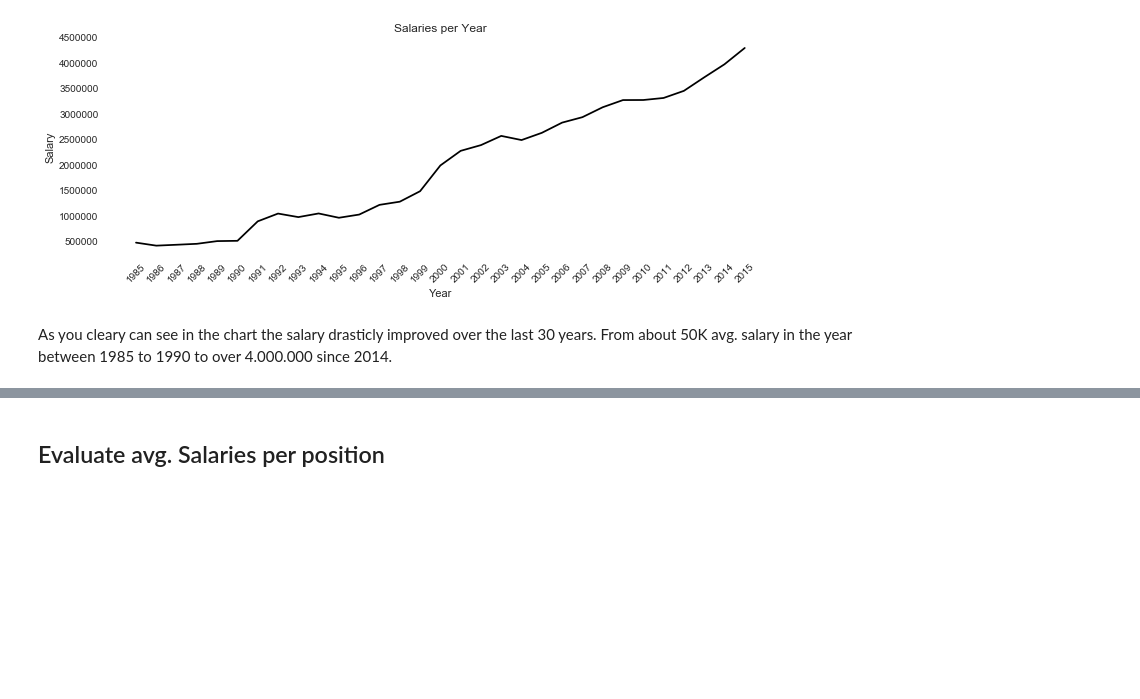
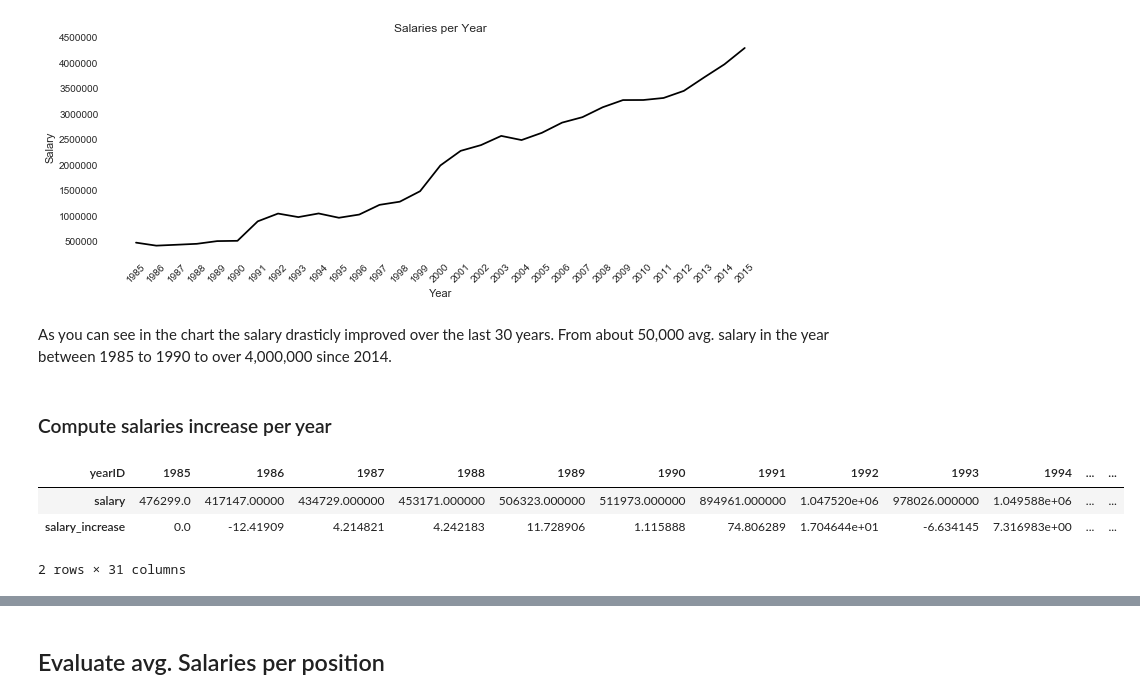
Before and after one commit to JonathanAsamoah/Portfolio-DataScience, a Jupyter notebook: Analyzing Baseball Player/main.ipynb, the cells around one changed output, grey strips where cells are left out. Saved outputs shown, nothing was run; the diff lists cells and outputs as text; code cells hidden in the pictures; blank space fills up the shorter version.

```diff
--- a/Analyzing Baseball Player/main.ipynb
+++ b/Analyzing Baseball Player/main.ipynb
@@ -250,5 +292,27 @@ plt.show()
 # %% [output]
 [figure]
 # %% [markdown]
-As you cleary can see in the chart the salary drasticly improved over the last 30 years.
-From about 50K avg. salary in the year between 1985 to 1990 to over 4.000.000 since 2014.
+As you can see in the chart the salary drasticly improved over the last 30 years.
+From about 50,000 avg. salary in the year between 1985 to 1990 to over 4,000,000 since 2014.
+# %% [markdown]
+### Compute salaries increase per year
+# %%
+### Generate a new column growth in salary between years
+salary_per_year["salary_increase"] = np.nan
+
+### Compute the salaray growth
+for key, _ in salary_per_year.iterrows():
+
+    if key - 1 in salary_per_year.index:
+        increase = (salary_per_year.ix[key, 'salary'] / (salary_per_year.ix[key - 1, 'salary'] / 100)) - 100
+        salary_per_year.ix[key, 'salary_increase'] = increase
+    else:
+        salary_per_year.ix[key, 'salary_increase'] = 0
+
+### Inspect the dataset
+display(salary_per_year.transpose())
+# %% [output]
+| yearID | 1985 | 1986 | 1987 | 1988 | 1989 | 1990 | 1991 | 1992 | 1993 | 1994 | ... | ... |
+| salary | 476299.0 | 417147.00000 | 434729.000000 | 453171.000000 | 506323.000000 | 511973.000000 | 894961.000000 | 1.047520e+06 | 978026.000000 | 1.049588e+06 | ... | ... |
+| salary_increase | 0.0 | -12.41909 | 4.214821 | 4.242183 | 11.728906 | 1.115888 | 74.806289 | 1.704644e+01 | -6.634145 | 7.316983e+00 | ... | ... |
+2 rows × 31 columns
```
Also changed, not shown: parts of 29 cells of this notebook, 1 other file.
